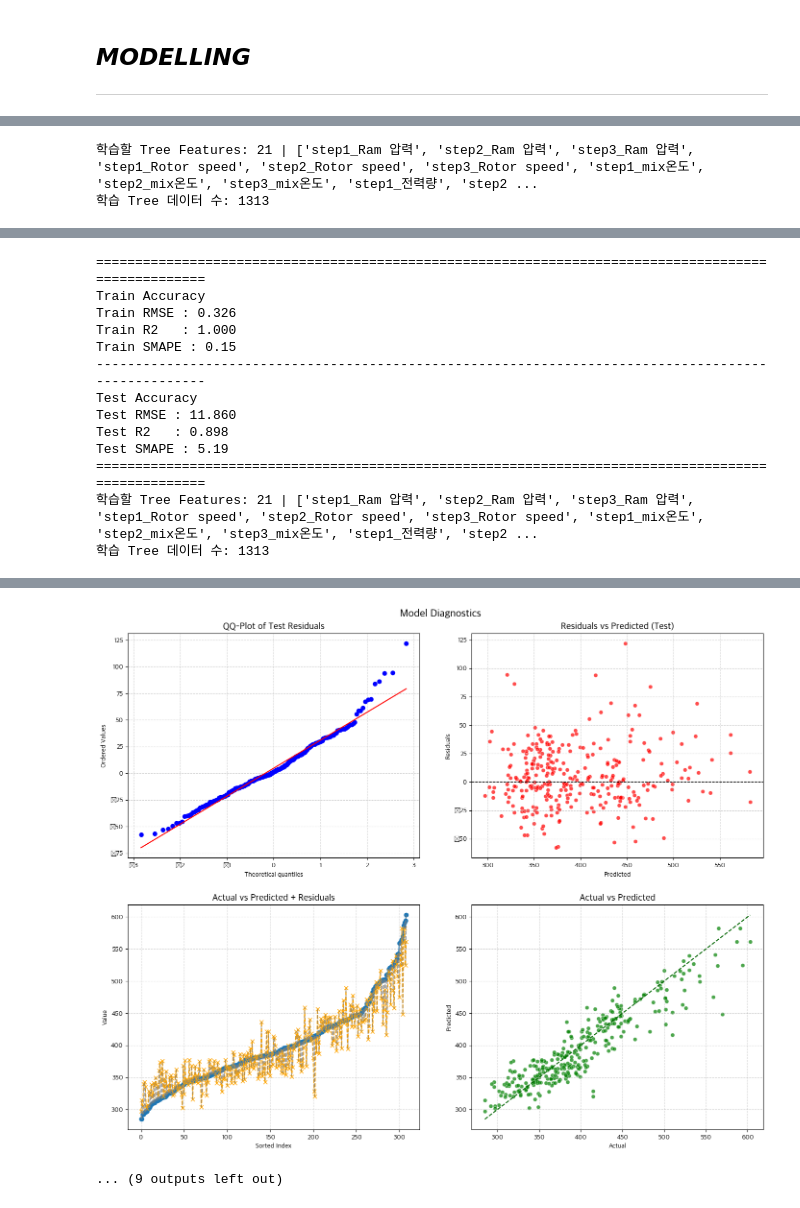
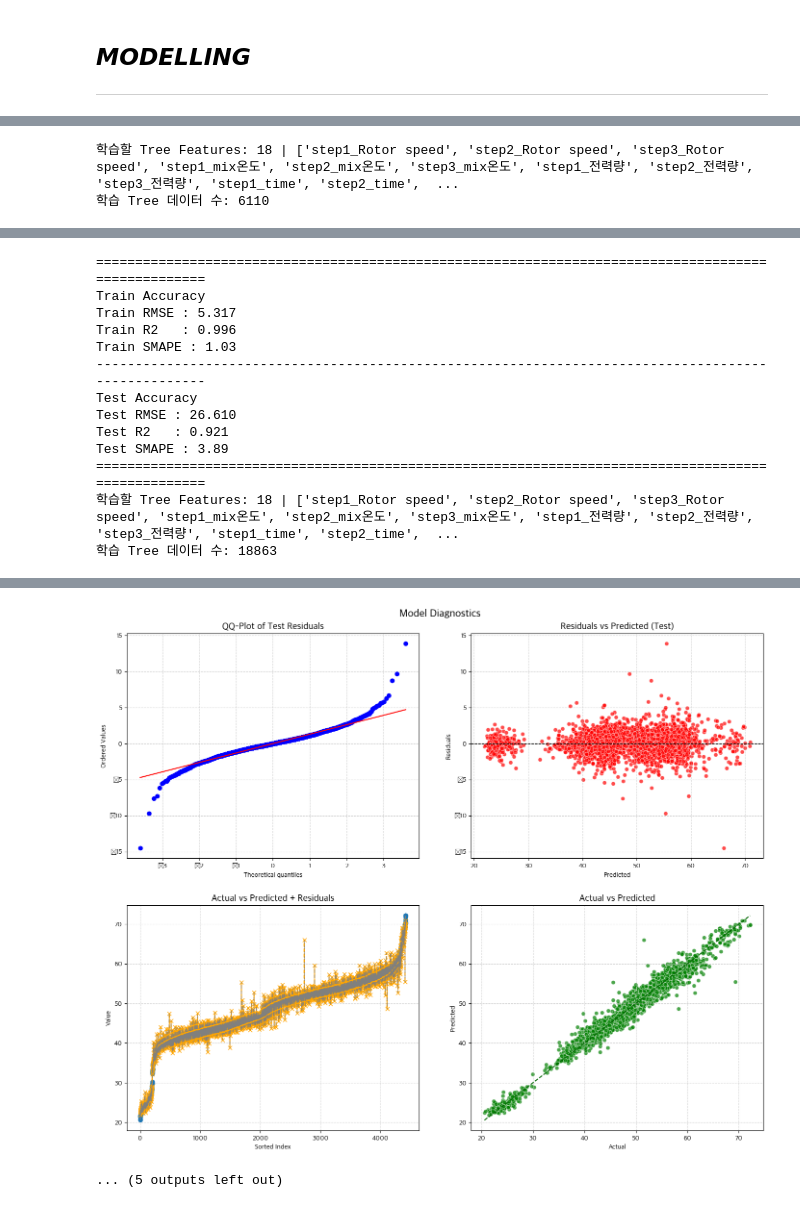
Before and after one commit to hwijongim/P2502_HSC, a Jupyter notebook: notebooks/06_clsuter_FMB_2.ipynb, the cells around one changed output, grey strips where cells are left out. Cells and saved outputs as stored; diff of their text form; code cells hidden in the pictures.

```diff
--- a/notebooks/06_clsuter_FMB_2.ipynb
+++ b/notebooks/06_clsuter_FMB_2.ipynb
@@ -124,0 +65,14 @@ Weather Dataset: (1268, 5)
+# %%
+### Load Raw Data
+# Data Import
+log_df, qa_df, recipe_df, info, weather_df = import_raw_data(path)
+recipe_origin_df = recipe_df.copy()
+
+# Print
+print('='*100)
+print(f'Log Dataset: {log_df.shape}')
+print(f'QA Dataset: {qa_df.shape}')
+print(f'Recipe Dataset: {recipe_df.shape}')
+print(f'INFO Dataset: {info.shape}')
+print(f'Weather Dataset: {weather_df.shape}')
+print('='*100)
@@ -147,6 +103,6 @@ Log Train Dataset: (128985, 18)
 # %%
 ### QA Dataset 정제
-qa_df4, qa_df5 = prep_qa(qa_df, p_codes, target_list)
+qa_df4, qa_df5 = prep_qa(qa_df)
 
 # Print
 print('='*100)
@@ -186,9 +142,8 @@ Daset Shape: (128985, 35)
 ====================================================================================================
 # %%
 ### Get Cluster Column
-cluster = 2
-dataset = create_cluster_col(df3, p_type='FMB')
-dataset = dataset[dataset['Cluster']==cluster].reset_index(drop=True)
+dataset = create_cluster_col(df3, p_type)
+dataset = dataset[dataset['Cluster']==1].reset_index(drop=True).copy()
 
 # Print
 print('='*100)
@@ -227,29 +182,25 @@ dtype: int64
 # %%
 ### Train Test Split
 # Targets
-targets = ['cycle time','Ct 90_결과','Scorch_결과','Vm_결과','경도_결과']
-
-# Cycle Time
-cycle_train_dataset, cycle_test_dataset, cycle_scaler, cycle_scaler_cols = create_train_test_dataset(dataset, targets[0], p_type='FMB')
+targets = ['Ct 90_결과','Scorch_결과','Vm_결과','경도_결과']
 
 # CT90
-ct_train_dataset, ct_test_dataset, ct_scaler, ct_scaler_cols = create_train_test_dataset(dataset, targets[1], p_type='FMB')
+ct_train_dataset, ct_test_dataset, ct_scaler, ct_scaler_cols = create_train_test_dataset(dataset, targets[0], p_type)
 
-# Sorch
-sc_train_dataset, sc_test_dataset, sc_scaler, sc_scaler_cols = create_train_test_dataset(dataset, targets[2], p_type='FMB')
+# Scorch
+sc_train_dataset, sc_test_dataset, sc_scaler, sc_scaler_cols = create_train_test_dataset(dataset, targets[1], p_type)
 
 # Vm
-vm_train_dataset, vm_test_dataset, vm_scaler, vm_scaler_cols = create_train_test_dataset(dataset, targets[3], p_type='FMB')
+vm_train_dataset, vm_test_dataset, vm_scaler, vm_scaler_cols = create_train_test_dataset(dataset, targets[2], p_type)
 
 # Hard
-hard_train_dataset, hard_test_dataset, hard_scaler, hard_scaler_cols = create_train_test_dataset(dataset, targets[4], p_type='FMB')
+hard_train_dataset, hard_test_dataset, hard_scaler, hard_scaler_cols = create_train_test_dataset(dataset, targets[3], p_type)
 
 # Print
 print('='*100)
-print(f"{'cycle time':<21} | {len(cycle_train_dataset):>14,} | {len(cycle_test_dataset):>13,}")
 print(f"{'Ct 90_결과':<20} | {len(ct_train_dataset):>14,} | {len(ct_test_dataset):>13,}")
 print(f"{'Scorch_결과':<20} | {len(sc_train_dataset):>14,} | {len(sc_test_dataset):>13,}")
-print(f"{'Vm (T3)_결과':<20} | {len(vm_train_dataset):>14,} | {len(vm_test_dataset):>13,}")
+print(f"{'Vm_결과':<20} | {len(vm_train_dataset):>14,} | {len(vm_test_dataset):>13,}")
 print(f"{'경도_결과':<19} | {len(hard_train_dataset):>14,} | {len(hard_test_dataset):>13,}")
 print("="*100)
 # %% [output]
@@ -262,9 +212,6 @@ Vm (T3)_결과           |          1,313 |           309
 ====================================================================================================
 # %%
 ### Modelling
-# Cycle Time
-cycle_model, cycle_importance = train_tree(cycle_train_dataset, cycle_test_dataset, target_col='cycle time')
-
 # CT90
 ct_model, ct_importance = train_tree(ct_train_dataset, ct_test_dataset, target_col='Ct 90_결과')
 
@@ -281,2 +228,2 @@ hard_model, hard_importance = train_tree(hard_train_dataset, hard_test_dataset,
-학습할 Tree Features: 21 | ['step1_Ram 압력', 'step2_Ram 압력', 'step3_Ram 압력', 'step1_Rotor speed', 'step2_Rotor speed', 'step3_Rotor speed', 'step1_mix온도', 'step2_mix온도', 'step3_mix온도', 'step1_전력량', 'step2 ...
-학습 Tree 데이터 수: 1313
+학습할 Tree Features: 18 | ['step1_Rotor speed', 'step2_Rotor speed', 'step3_Rotor speed', 'step1_mix온도', 'step2_mix온도', 'step3_mix온도', 'step1_전력량', 'step2_전력량', 'step3_전력량', 'step1_time', 'step2_time',  ...
+학습 Tree 데이터 수: 6110
@@ -322,13 +269,13 @@ Tree 1차 모델 평가: R2: 0.898 | sMAPE: 5.187
 ====================================================================================================
 Train Accuracy
-Train RMSE : 0.326
-Train R2   : 1.000
-Train SMAPE : 0.15
+Train RMSE : 5.317
+Train R2   : 0.996
+Train SMAPE : 1.03
 ----------------------------------------------------------------------------------------------------
 Test Accuracy
-Test RMSE : 11.860
-Test R2   : 0.898
-Test SMAPE : 5.19
+Test RMSE : 26.610
+Test R2   : 0.921
+Test SMAPE : 3.89
 ====================================================================================================
-학습할 Tree Features: 21 | ['step1_Ram 압력', 'step2_Ram 압력', 'step3_Ram 압력', 'step1_Rotor speed', 'step2_Rotor speed', 'step3_Rotor speed', 'step1_mix온도', 'step2_mix온도', 'step3_mix온도', 'step1_전력량', 'step2 ...
-학습 Tree 데이터 수: 1313
+학습할 Tree Features: 18 | ['step1_Rotor speed', 'step2_Rotor speed', 'step3_Rotor speed', 'step1_mix온도', 'step2_mix온도', 'step3_mix온도', 'step1_전력량', 'step2_전력량', 'step3_전력량', 'step1_time', 'step2_time',  ...
+학습 Tree 데이터 수: 18863
@@ -346,2 +293,2 @@ Tree 1차 모델 평가: R2: 0.828 | sMAPE: 5.092
-[figure, old version]
+[figure, new version]
-... (9 outputs left out)
+... (5 outputs left out)
```
Also changed, not shown: parts of 11 cells of this notebook, 3 other files.
